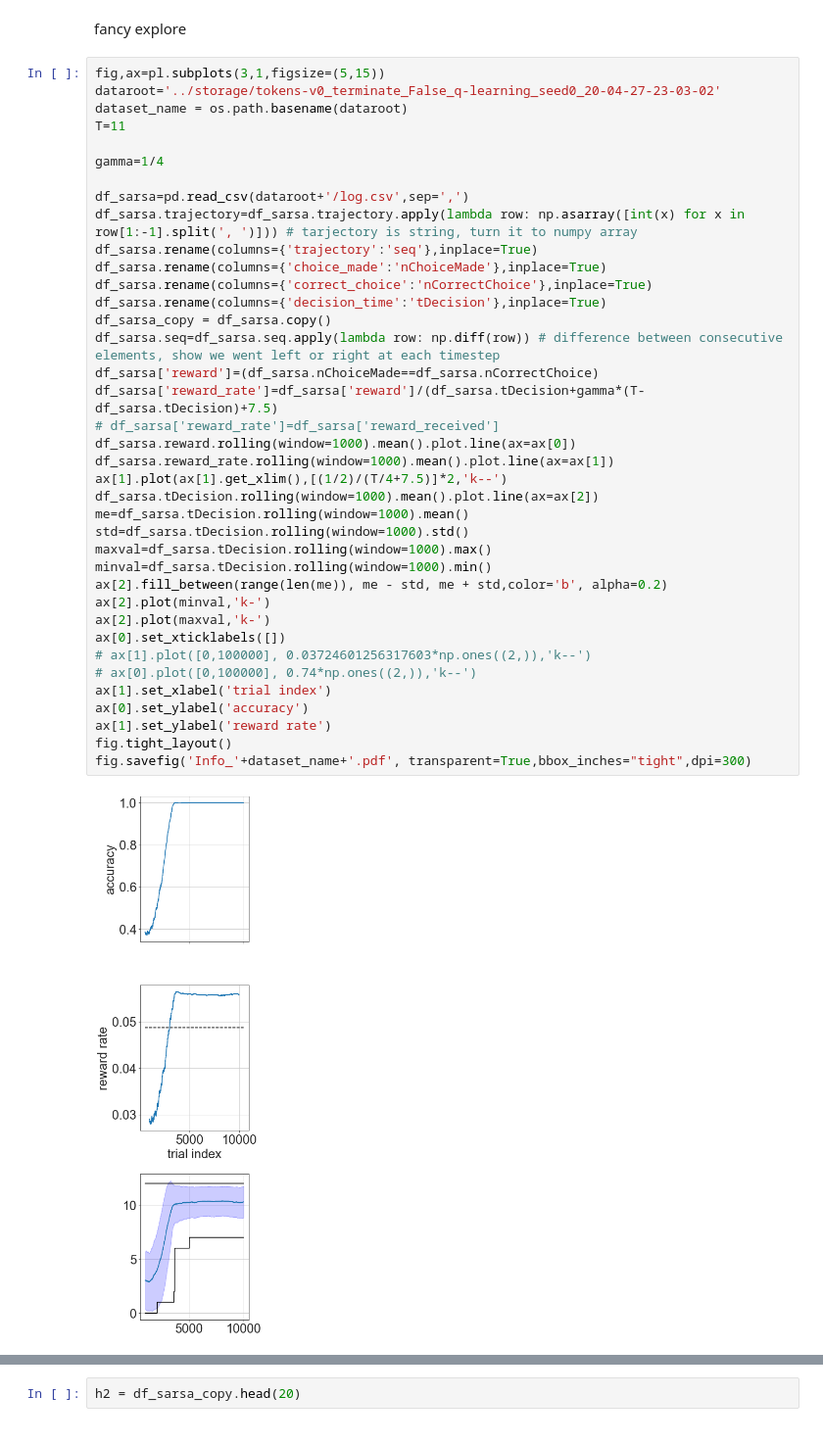
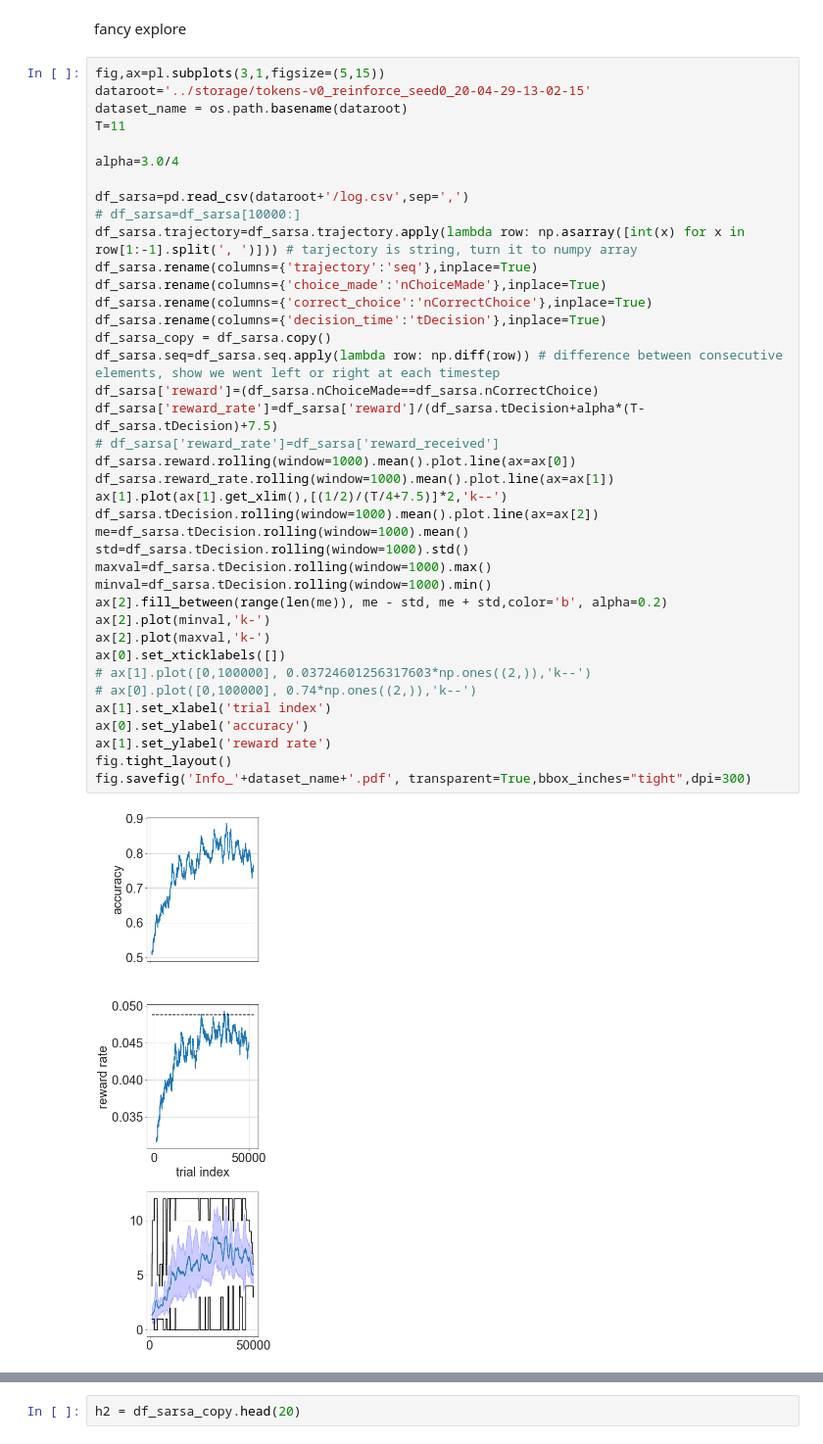
Before and after one commit to amimem/tokens_task, a Jupyter notebook: notebooks/tokens_task_analysis_RL_onerun.ipynb, the cells around one changed output, grey strips where cells are left out. Shown at 98% size. Cells and saved outputs as stored; diff of their text form.

```diff
--- a/notebooks/tokens_task_analysis_RL_onerun.ipynb
+++ b/notebooks/tokens_task_analysis_RL_onerun.ipynb
@@ -24,44 +24,45 @@ from scipy.interpolate import griddata
 fancy explore
 # %%
 fig,ax=pl.subplots(3,1,figsize=(5,15))
-dataroot='../storage/tokens-v0_terminate_False_q-learning_seed0_20-04-27-23-03-02'
+dataroot='../storage/tokens-v0_reinforce_seed0_20-04-29-13-02-15'
 dataset_name = os.path.basename(dataroot)
 T=11
 
-gamma=1/4
+alpha=3.0/4
 
 df_sarsa=pd.read_csv(dataroot+'/log.csv',sep=',')
+# df_sarsa=df_sarsa[10000:]
 df_sarsa.trajectory=df_sarsa.trajectory.apply(lambda row: np.asarray([int(x) for x in row[1:-1].split(', ')])) # tarjectory is string, turn it to numpy array
 df_sarsa.rename(columns={'trajectory':'seq'},inplace=True)
 df_sarsa.rename(columns={'choice_made':'nChoiceMade'},inplace=True)
 df_sarsa.rename(columns={'correct_choice':'nCorrectChoice'},inplace=True)
 df_sarsa.rename(columns={'decision_time':'tDecision'},inplace=True)
 df_sarsa_copy = df_sarsa.copy()
 df_sarsa.seq=df_sarsa.seq.apply(lambda row: np.diff(row)) # difference between consecutive elements, show we went left or right at each timestep
 df_sarsa['reward']=(df_sarsa.nChoiceMade==df_sarsa.nCorrectChoice)
-df_sarsa['reward_rate']=df_sarsa['reward']/(df_sarsa.tDecision+gamma*(T-df_sarsa.tDecision)+7.5)
+df_sarsa['reward_rate']=df_sarsa['reward']/(df_sarsa.tDecision+alpha*(T-df_sarsa.tDecision)+7.5)
 # df_sarsa['reward_rate']=df_sarsa['reward_received']
 df_sarsa.reward.rolling(window=1000).mean().plot.line(ax=ax[0])
 df_sarsa.reward_rate.rolling(window=1000).mean().plot.line(ax=ax[1])
 ax[1].plot(ax[1].get_xlim(),[(1/2)/(T/4+7.5)]*2,'k--')
 df_sarsa.tDecision.rolling(window=1000).mean().plot.line(ax=ax[2])
 me=df_sarsa.tDecision.rolling(window=1000).mean()
 std=df_sarsa.tDecision.rolling(window=1000).std()
 maxval=df_sarsa.tDecision.rolling(window=1000).max()
 minval=df_sarsa.tDecision.rolling(window=1000).min()
 ax[2].fill_between(range(len(me)), me - std, me + std,color='b', alpha=0.2)
 ax[2].plot(minval,'k-')
 ax[2].plot(maxval,'k-')
 ax[0].set_xticklabels([])
 # ax[1].plot([0,100000], 0.03724601256317603*np.ones((2,)),'k--')
 # ax[0].plot([0,100000], 0.74*np.ones((2,)),'k--')
 ax[1].set_xlabel('trial index')
 ax[0].set_ylabel('accuracy')
 ax[1].set_ylabel('reward rate')
 fig.tight_layout()
 fig.savefig('Info_'+dataset_name+'.pdf', transparent=True,bbox_inches="tight",dpi=300)
 # %% [output]
-[figure, old version]
+[figure, new version]
 # %%
 # df_sarsa.loc[df_sarsa.tDecision == 0].tDecision = T
 df_sarsa.head()
```
Also changed, not shown: parts of 8 cells of this notebook.
